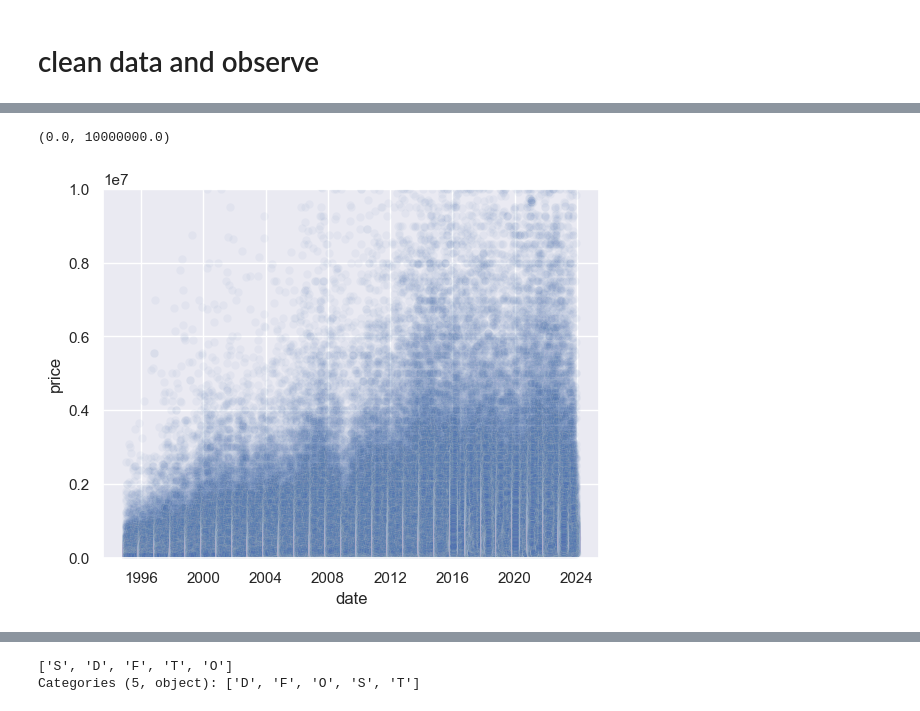
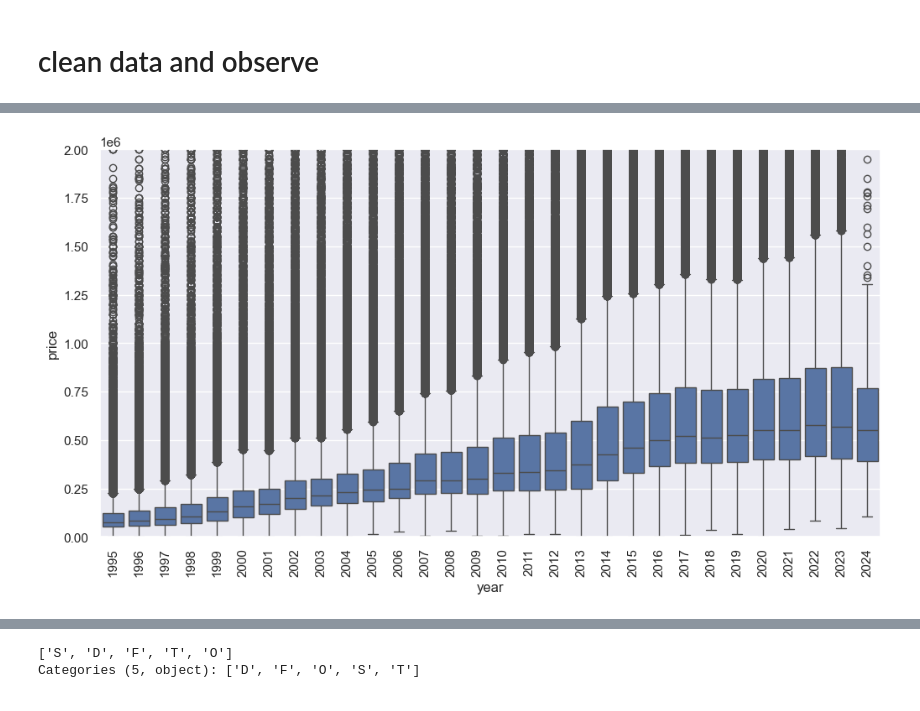
Before and after one commit to magetron/uk-house-px-anz, a Jupyter notebook: init-pdf.ipynb, the cells around one changed output, grey strips where cells are left out. Drawn from its saved outputs; the diff is of its cells as text; code cells hidden in the pictures.

```diff
--- a/init-pdf.ipynb
+++ b/init-pdf.ipynb
@@ -132,0 +248,2 @@ array(['TYNE AND WEAR', 'THURROCK', 'CHESHIRE', 'STOCKTON-ON-TEES',
+# %%
+df[df.columns[df.columns.str.endswith("Index")]] = df[df.columns[df.columns.str.endswith("Index")]].fillna(method="ffill")
@@ -132,0 +255,16 @@ array(['TYNE AND WEAR', 'THURROCK', 'CHESHIRE', 'STOCKTON-ON-TEES',
+# %%
+def _w(r):
+    if r.property_type == "T":
+        return r.price / r.TerracedIndex
+    elif r.property_type == "S":
+        return r.price / r.SemiDetachedIndex
+    elif r.property_type == "D":
+        return r.price / r.DetachedIndex
+    elif r.property_type == "F":
+        return r.price / r.FlatIndex
+    else:
+        return r.price / r.HIndex
+# %%
+adj_px = df.progress_apply(_w, axis=1)
+# %%
+df['adj_price'] = adj_px
@@ -161,7 +303,8 @@ ax.grid()
 # %%
-ax = sns.scatterplot(_df[_df.property_type != 'O'], x="date", y="price", alpha=0.05)
-ax.set_ylim(0, 10e6)
-#ax.set_yscale("log")
+fig, ax = plt.subplots(figsize=(12, 6))
+ax = sns.boxplot(df[(df.property_type != 'O') & (df.district == "LONDON")], x="year", y="price")
+ax.set_ylim(0, 2e6)
+plt.xticks(rotation=90)
+plt.show()
 # %% [output]
-(0.0, 10000000.0)
-[figure, old version]
+[figure, new version]
```
Also changed, not shown: parts of 65 cells of this notebook, 2 other files.
